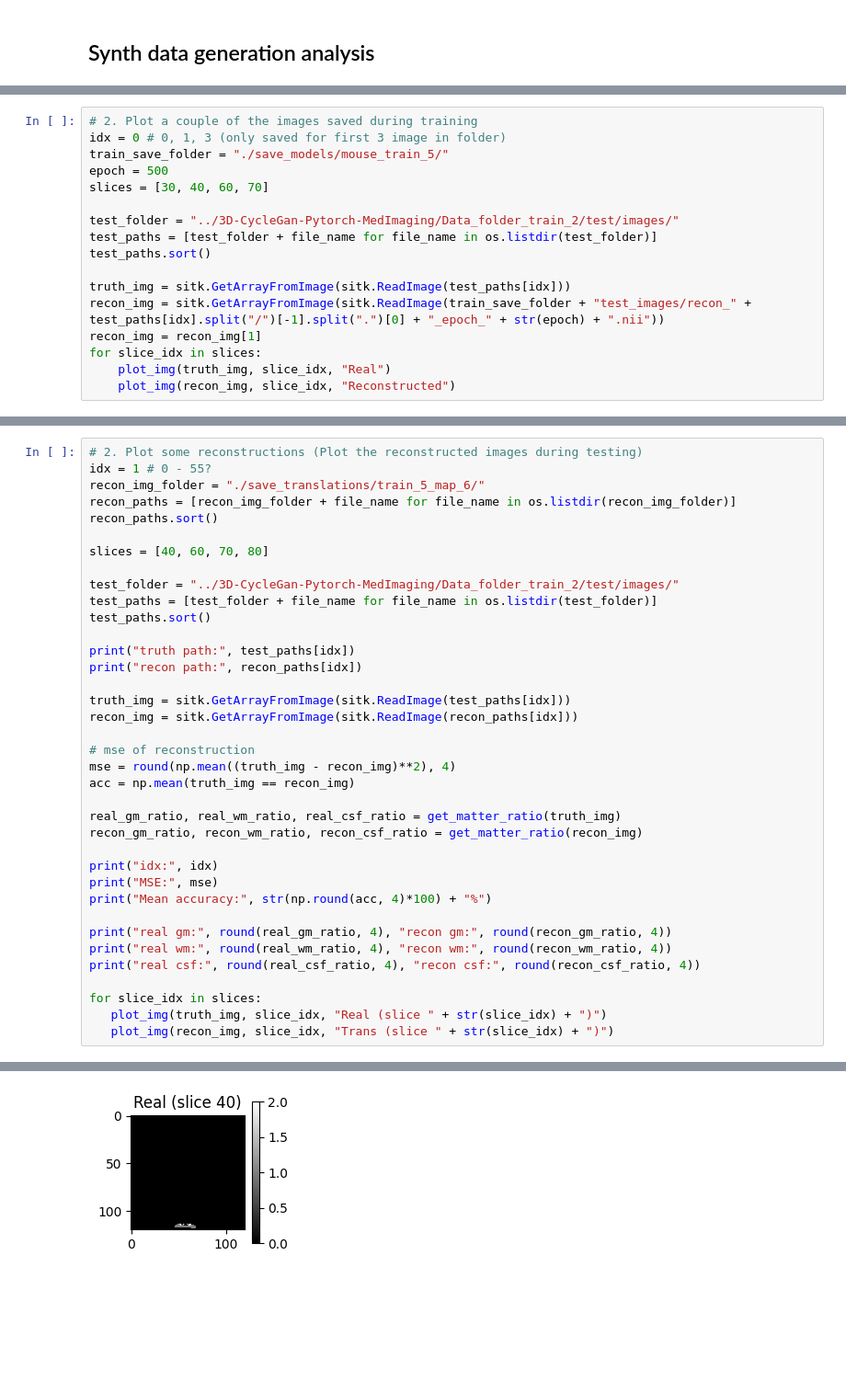
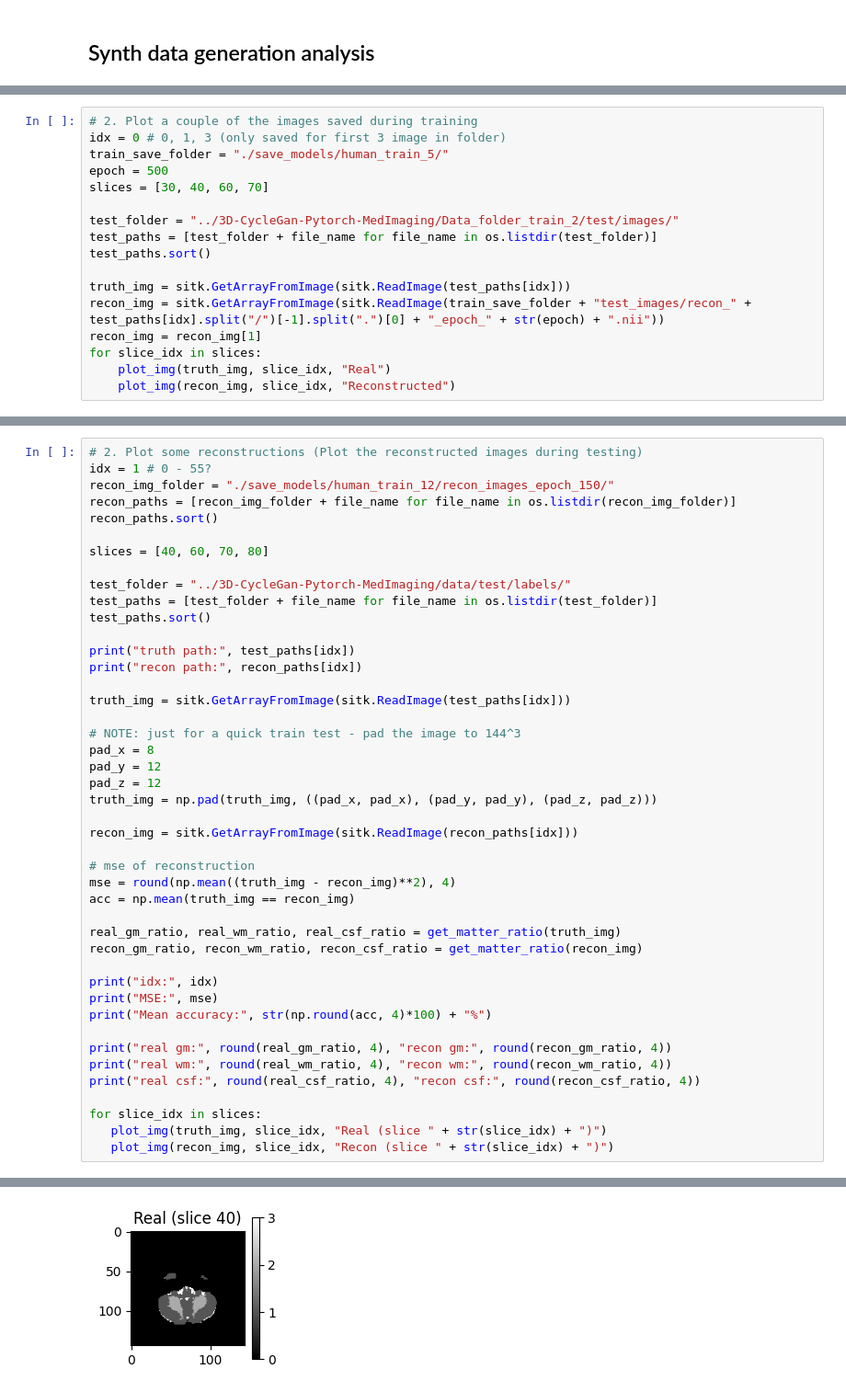
Before and after one commit to jessicabohm/UNIT, a Jupyter notebook: evaluate_synth_data.ipynb, the cells around one changed output, grey strips where cells are left out. Shown at 92% size. Saved outputs shown, nothing was run; the diff lists cells and outputs as text; blank space fills up the shorter version.

```diff
--- a/evaluate_synth_data.ipynb
+++ b/evaluate_synth_data.ipynb
@@ -180,7 +180,7 @@ plt.show()
 # %%
 # 2. Plot a couple of the images saved during training
 idx = 0 # 0, 1, 3 (only saved for first 3 image in folder)
-train_save_folder = "./save_models/mouse_train_5/"
+train_save_folder = "./save_models/human_train_5/"
 epoch = 500
 slices = [30, 40, 60, 70]
 
@@ -201,13 +200,13 @@ IndexError: too many indices for array: array is 2-dimensional, but 3 were index
 # %%
 # 2. Plot some reconstructions (Plot the reconstructed images during testing)
 idx = 1 # 0 - 55?
-recon_img_folder = "./save_translations/train_5_map_6/"
+recon_img_folder = "./save_models/human_train_12/recon_images_epoch_150/"
 recon_paths = [recon_img_folder + file_name for file_name in os.listdir(recon_img_folder)]
 recon_paths.sort()
 
 slices = [40, 60, 70, 80]
 
-test_folder = "../3D-CycleGan-Pytorch-MedImaging/Data_folder_train_2/test/images/"
+test_folder = "../3D-CycleGan-Pytorch-MedImaging/data/test/labels/"
 test_paths = [test_folder + file_name for file_name in os.listdir(test_folder)]
 test_paths.sort()
 
@@ -215,6 +214,13 @@ print("truth path:", test_paths[idx])
 print("recon path:", recon_paths[idx])
 
 truth_img = sitk.GetArrayFromImage(sitk.ReadImage(test_paths[idx]))
+
+# NOTE: just for a quick train test - pad the image to 144^3
+pad_x = 8
+pad_y = 12
+pad_z = 12
+truth_img = np.pad(truth_img, ((pad_x, pad_x), (pad_y, pad_y), (pad_z, pad_z)))
+
 recon_img = sitk.GetArrayFromImage(sitk.ReadImage(recon_paths[idx]))
 
 # mse of reconstruction
@@ -234,5 +240,5 @@ print("real csf:", round(real_csf_ratio, 4), "recon csf:", round(recon_csf_ratio
 
 for slice_idx in slices:
    plot_img(truth_img, slice_idx, "Real (slice " + str(slice_idx) + ")")
-   plot_img(recon_img, slice_idx, "Trans (slice " + str(slice_idx) + ")")
+   plot_img(recon_img, slice_idx, "Recon (slice " + str(slice_idx) + ")")
 # %% [output]
@@ -247 +253 @@ real csf: 0.0132 recon csf: 0.0472
-[figure, old version]
+[figure, new version]
```
Also changed, not shown: parts of 6 cells of this notebook, 8 other files.
